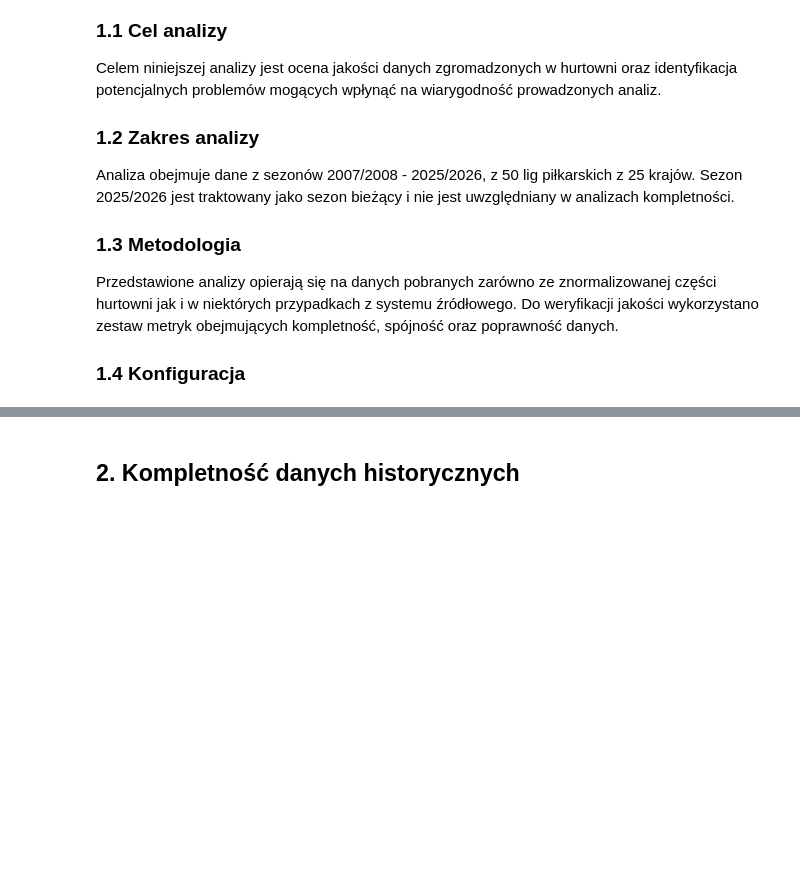
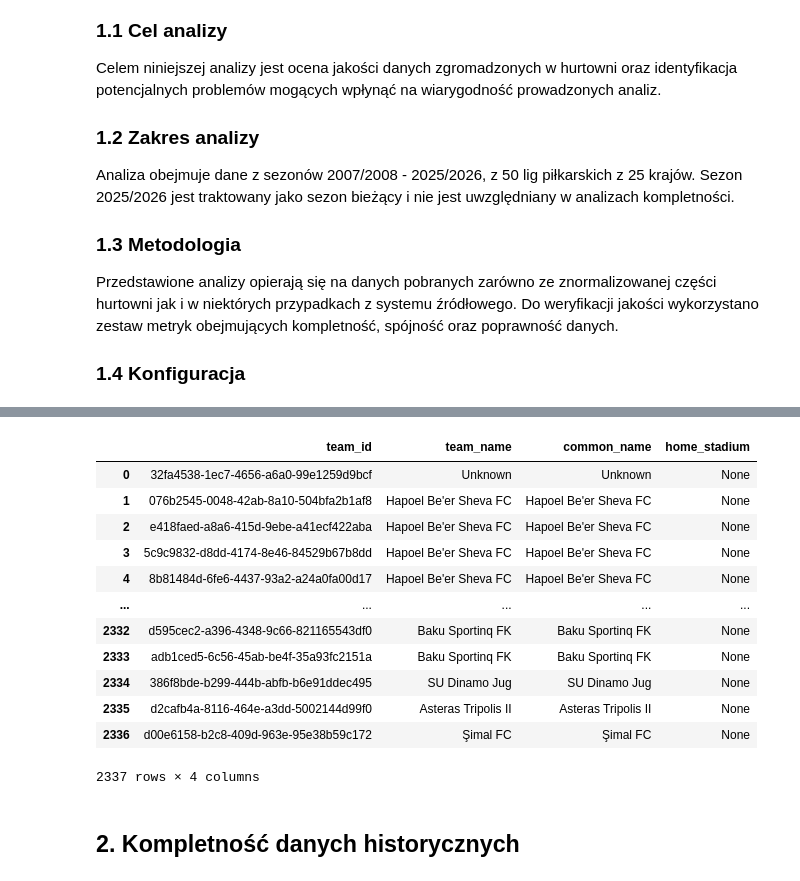
Before and after one commit to pstano1/football_analytics, a Jupyter notebook: notebooks/quality_analysis.ipynb, the cells around one changed output, grey strips where cells are left out. Saved outputs shown, nothing was run; the diff lists cells and outputs as text; code cells hidden in the pictures; blank space fills up the shorter version.

```diff
--- a/notebooks/quality_analysis.ipynb
+++ b/notebooks/quality_analysis.ipynb
@@ -71,6 +167,25 @@ destination_engine = create_engine(f"postgresql+psycopg2://{os.environ['POSTGRES
     f"{os.environ['POSTGRES_PASSWORD']}@localhost:{os.environ['POSTGRES_PORT']}" \
     f"/{os.environ['POSTGRES_DB']}"
 )
+# %%
+leagues = pd.read_sql("""
+    SELECT * FROM core.teams;
+""", destination_engine)
+leagues
+# %% [output]
+|  | team_id | team_name | common_name | home_stadium |
+| 0 | 32fa4538-1ec7-4656-a6a0-99e1259d9bcf | Unknown | Unknown | None |
+| 1 | 076b2545-0048-42ab-8a10-504bfa2b1af8 | Hapoel Be'er Sheva FC | Hapoel Be'er Sheva FC | None |
+| 2 | e418faed-a8a6-415d-9ebe-a41ecf422aba | Hapoel Be'er Sheva FC | Hapoel Be'er Sheva FC | None |
+| 3 | 5c9c9832-d8dd-4174-8e46-84529b67b8dd | Hapoel Be'er Sheva FC | Hapoel Be'er Sheva FC | None |
+| 4 | 8b81484d-6fe6-4437-93a2-a24a0fa00d17 | Hapoel Be'er Sheva FC | Hapoel Be'er Sheva FC | None |
+| ... | ... | ... | ... | ... |
+| 2332 | d595cec2-a396-4348-9c66-821165543df0 | Baku Sportinq FK | Baku Sportinq FK | None |
+| 2333 | adb1ced5-6c56-45ab-be4f-35a93fc2151a | Baku Sportinq FK | Baku Sportinq FK | None |
+| 2334 | 386f8bde-b299-444b-abfb-b6e91ddec495 | SU Dinamo Jug | SU Dinamo Jug | None |
+| 2335 | d2cafb4a-8116-464e-a3dd-5002144d99f0 | Asteras Tripolis II | Asteras Tripolis II | None |
+| 2336 | d00e6158-b2c8-409d-963e-95e38b59c172 | Şimal FC | Şimal FC | None |
+2337 rows × 4 columns
 # %% [markdown]
 ## 2. Kompletność danych historycznych
 # %% [markdown]
```
Also changed, not shown: parts of 9 cells of this notebook, 14 other files.
